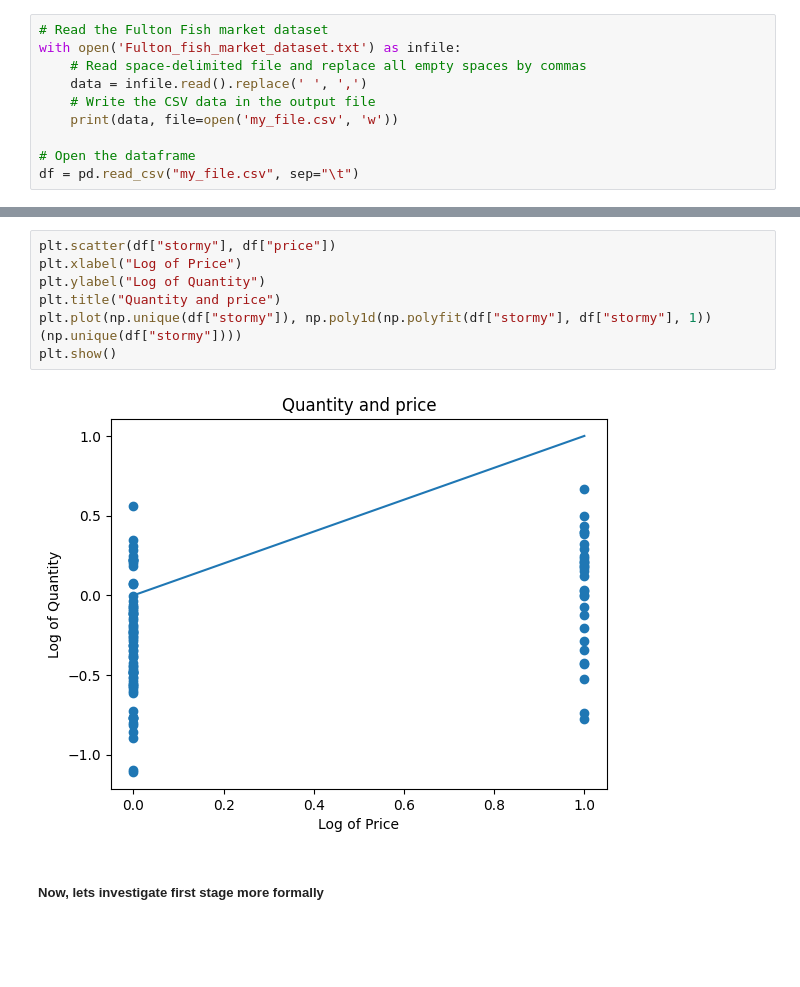
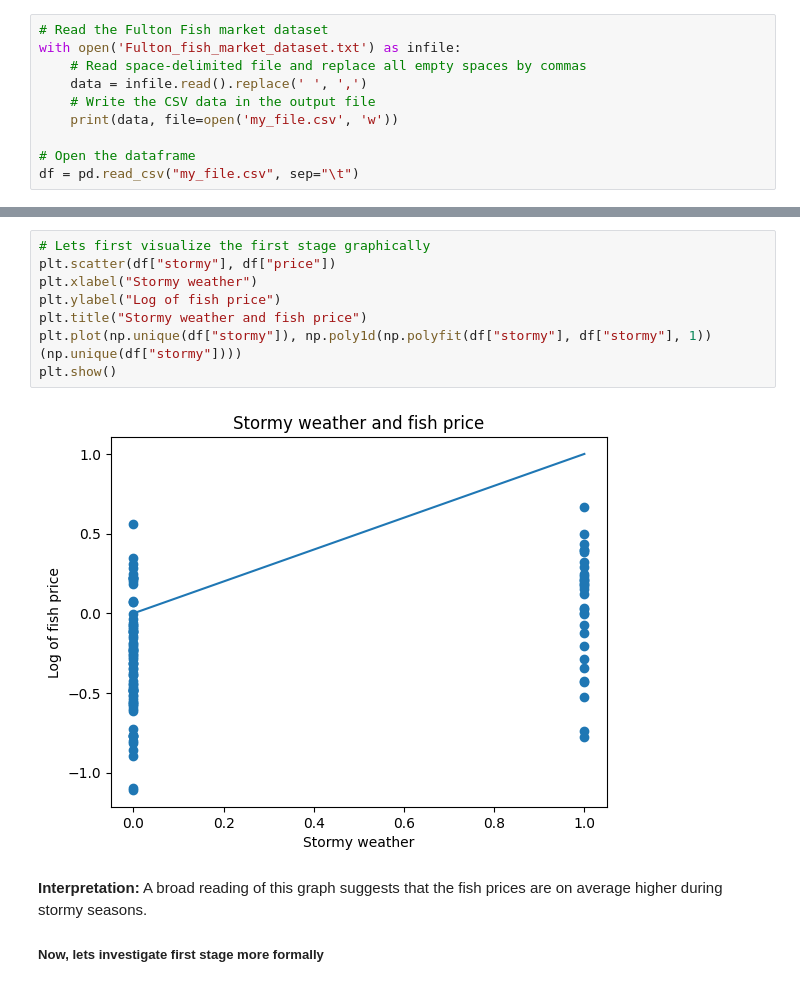
Before and after one commit to sumitdeole/price-elasticity-estimation, a Jupyter notebook: code_price_elasticity.ipynb, the cells around one changed output, grey strips where cells are left out. Drawn from its saved outputs; the diff is of its cells as text; blank space fills up the shorter version.

```diff
--- a/code_price_elasticity.ipynb
+++ b/code_price_elasticity.ipynb
@@ -93,12 +96,14 @@ Notes:
 # %%
+# Lets first visualize the first stage graphically
 plt.scatter(df["stormy"], df["price"])
-plt.xlabel("Log of Price")
-plt.ylabel("Log of Quantity")
-plt.title("Quantity and price")
+plt.xlabel("Stormy weather")
+plt.ylabel("Log of fish price")
+plt.title("Stormy weather and fish price")
 plt.plot(np.unique(df["stormy"]), np.poly1d(np.polyfit(df["stormy"], df["stormy"], 1))(np.unique(df["stormy"])))
 plt.show()
 # %% [output]
-[figure, old version]
+[figure, new version]
 # %% [markdown]
+**Interpretation:** A broad reading of this graph suggests that the fish prices are on average higher during stormy seasons.
 ##### Now, lets investigate first stage more formally
 # %%
```
Also changed, not shown: parts of 20 cells of this notebook.
